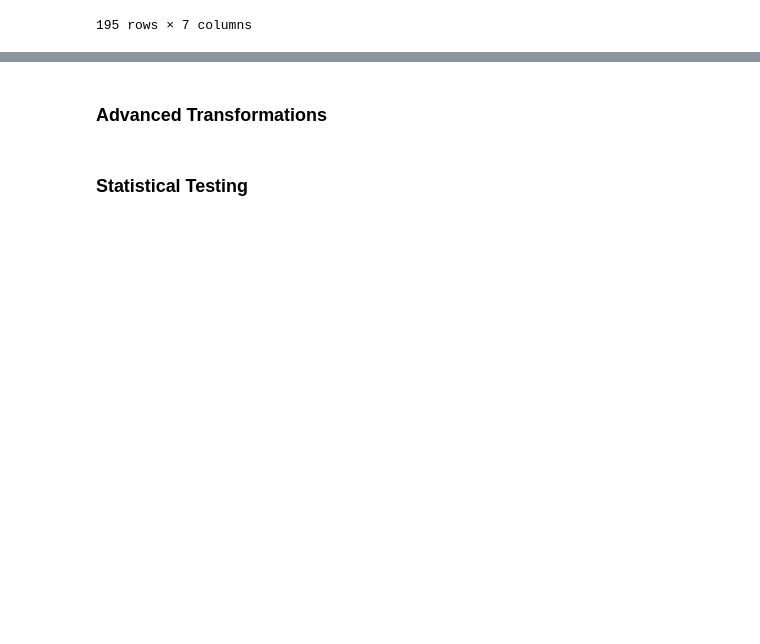
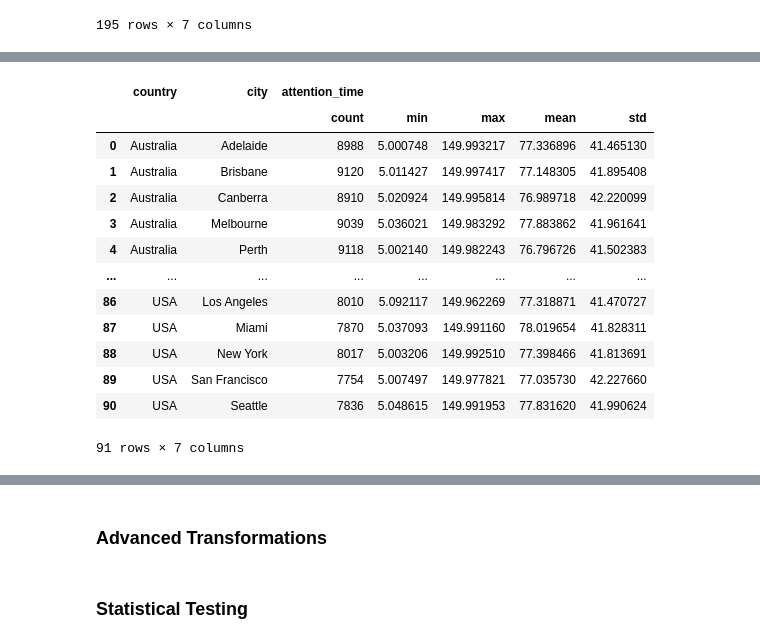
Before and after one commit to NicoG2023/Data_Science_Introduction, a Jupyter notebook: Classes/Pandas.ipynb, the cells around one changed output, grey strips where cells are left out. Saved outputs shown, nothing was run; the diff lists cells and outputs as text; code cells hidden in the pictures; blank space fills up the shorter version.

```diff
--- a/Classes/Pandas.ipynb
+++ b/Classes/Pandas.ipynb
@@ -595,0 +853,22 @@ None
+# %%
+#group by country and city and get attention_time stats
+grouped_country_city_df = call_center_df.groupby(['country', 'city']).agg({'attention_time':['count','min','max','mean','std']})
+grouped_country_city_df = grouped_country_city_df.dropna()
+grouped_country_city_df.to_csv('csv-files/country_city_report.csv')
+grouped_country_city_df = grouped_country_city_df.reset_index()
+grouped_country_city_df
+# %% [output]
+|  | country | city | attention_time |  |  |  |  |
+|  |  |  | count | min | max | mean | std |
+| 0 | Australia | Adelaide | 8988 | 5.000748 | 149.993217 | 77.336896 | 41.465130 |
+| 1 | Australia | Brisbane | 9120 | 5.011427 | 149.997417 | 77.148305 | 41.895408 |
+| 2 | Australia | Canberra | 8910 | 5.020924 | 149.995814 | 76.989718 | 42.220099 |
+| 3 | Australia | Melbourne | 9039 | 5.036021 | 149.983292 | 77.883862 | 41.961641 |
+| 4 | Australia | Perth | 9118 | 5.002140 | 149.982243 | 76.796726 | 41.502383 |
+| ... | ... | ... | ... | ... | ... | ... | ... |
+| 86 | USA | Los Angeles | 8010 | 5.092117 | 149.962269 | 77.318871 | 41.470727 |
+| 87 | USA | Miami | 7870 | 5.037093 | 149.991160 | 78.019654 | 41.828311 |
+| 88 | USA | New York | 8017 | 5.003206 | 149.992510 | 77.398466 | 41.813691 |
+| 89 | USA | San Francisco | 7754 | 5.007497 | 149.977821 | 77.035730 | 42.227660 |
+| 90 | USA | Seattle | 7836 | 5.048615 | 149.991953 | 77.831620 | 41.990624 |
+91 rows × 7 columns
```
Also changed, not shown: parts of 35 cells of this notebook, 4 other files.
